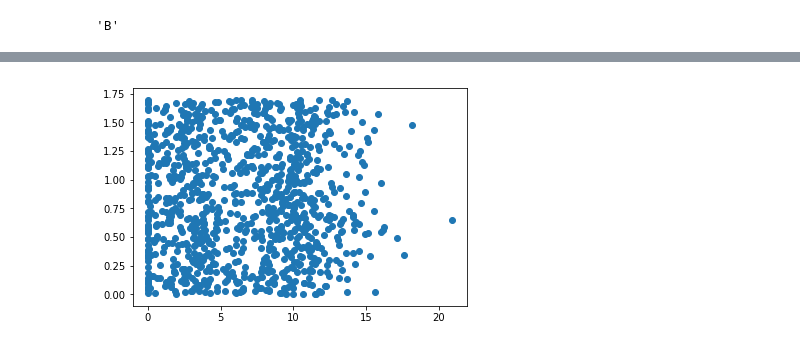
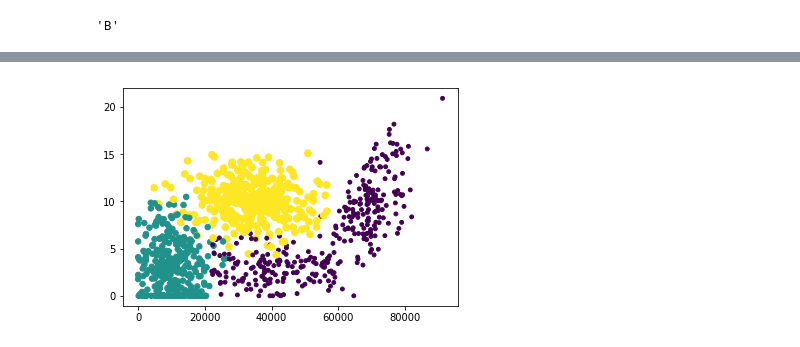
Before and after one commit to yuanjingsong/machineLearninginAction, a Jupyter notebook: Ch02/kNN.ipynb, the cells around one changed output, grey strips where cells are left out. Cells and saved outputs as stored; diff of their text form; code cells hidden in the pictures.

```diff
--- a/Ch02/kNN.ipynb
+++ b/Ch02/kNN.ipynb
@@ -39,9 +39,8 @@ def file2Martix(fileName):
     fr = open(fileName)
     arrayOLines = fr.readlines()
     numberOfLines = len(arrayOLines)
-    print (type(arrayOLines))
     print(numberOfLines)
-    returnMat = zeros((numberOfLines, 3))
+    returnMat = np.zeros((numberOfLines, 3))
     classLabelVector = [ ]
     index = 0
     for line in arrayOLines:
@@ -69,8 +59,12 @@ import matplotlib
 import matplotlib.pyplot as plt
 # %%
 fig = plt.figure()
-ax  = fig.add_subplot(111)
-ax.scatter(dateingDataMat[:,1], dateingDataMat[:, 2])
+#ax  = fig.add_subplot(121)
+ax1 = fig.add_subplot(111)
+#ax.scatter(dateingDataMat[:,1], dateingDataMat[:, 2], 15.0*array(datingLabels), 15.0*array(datingLabels))
+#ax.scatter(dateingDataMat[:,1], dateingDataMat[:, 2])
+ax1.scatter(dateingDataMat[:,0], dateingDataMat[:, 1], 15.0*array(datingLabels), 15.0*array(datingLabels))
+
 plt.show()
 # %% [output]
-[figure, old version]
+[figure, new version]
```
Also changed, not shown: parts of 10 cells of this notebook.
